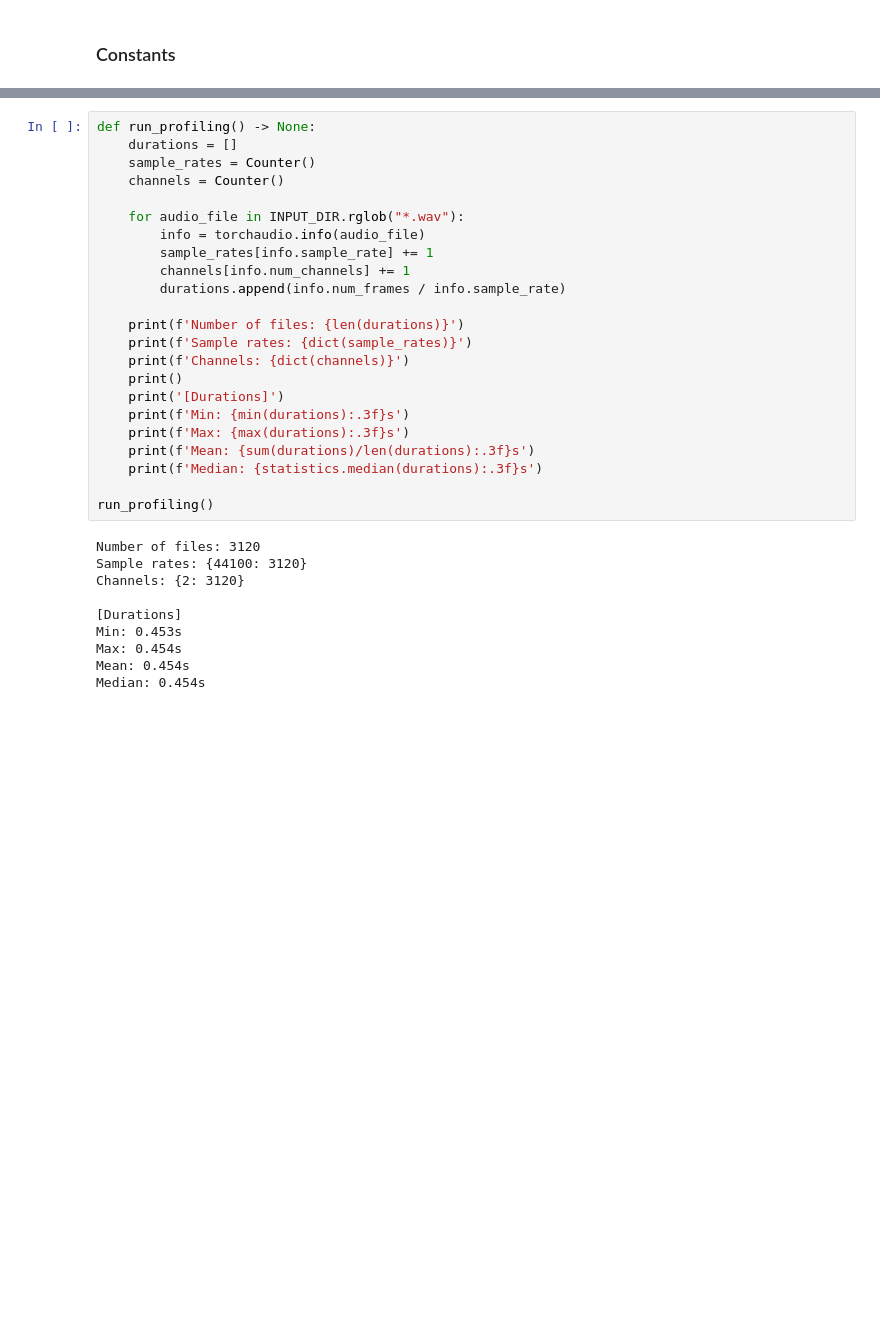
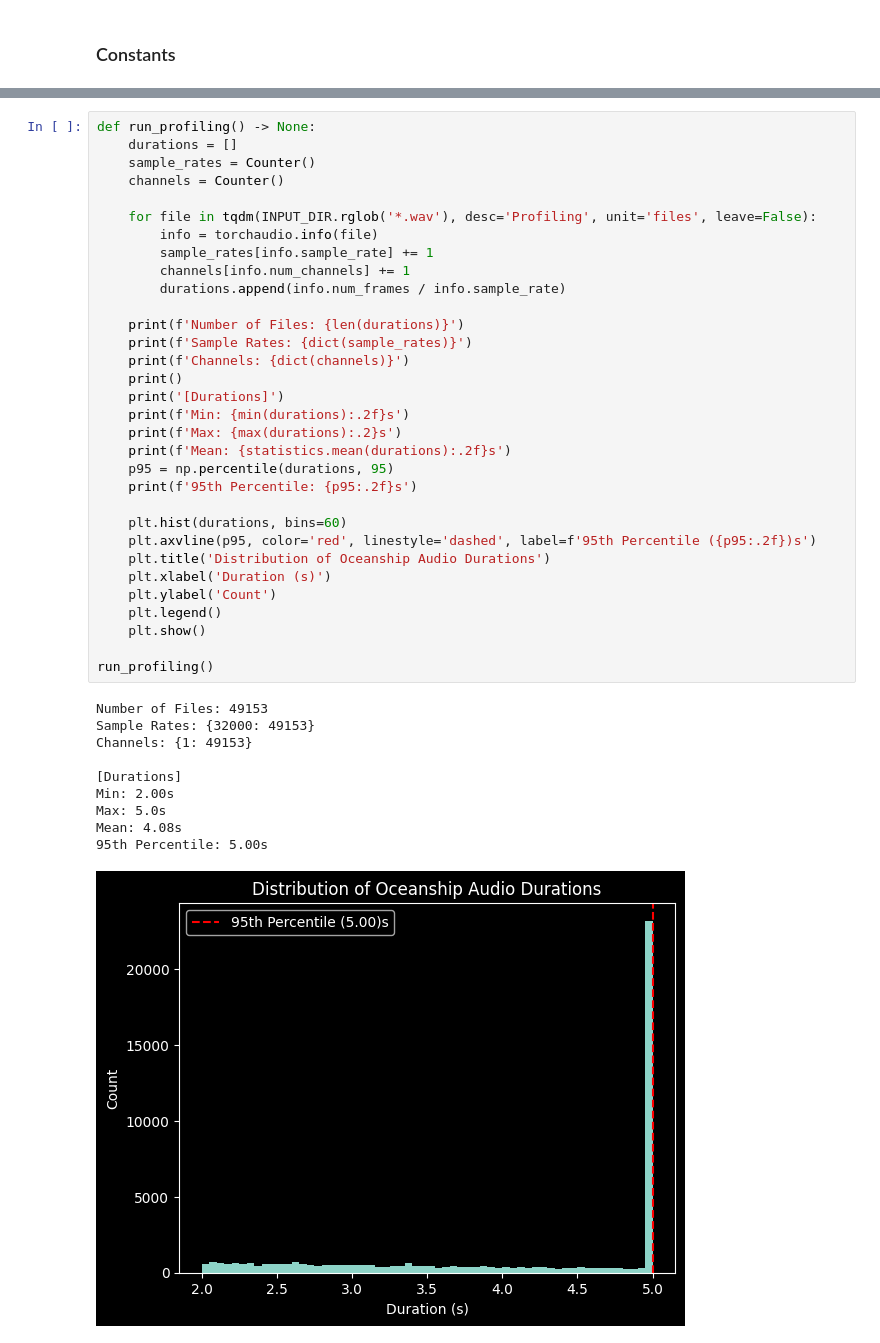
Before and after one commit to jackr03/bio-inspired-sonar-for-underwater-object-detection, a Jupyter notebook: notebooks/phase3/exploration.ipynb, the cells around one changed output, grey strips where cells are left out. Saved outputs shown, nothing was run; the diff lists cells and outputs as text; blank space fills up the shorter version.

```diff
--- a/notebooks/phase3/exploration.ipynb
+++ b/notebooks/phase3/exploration.ipynb
@@ -25,33 +45,43 @@ INPUT_DIR = Path('../../data/BatvisionV2')
 # %%
 def run_profiling() -> None:
     durations = []
     sample_rates = Counter()
     channels = Counter()
 
-    for audio_file in INPUT_DIR.rglob("*.wav"):
-        info = torchaudio.info(audio_file)
+    for file in tqdm(INPUT_DIR.rglob('*.wav'), desc='Profiling', unit='files', leave=False):
+        info = torchaudio.info(file)
         sample_rates[info.sample_rate] += 1
         channels[info.num_channels] += 1
         durations.append(info.num_frames / info.sample_rate)
 
-    print(f'Number of files: {len(durations)}')
-    print(f'Sample rates: {dict(sample_rates)}')
+    print(f'Number of Files: {len(durations)}')
+    print(f'Sample Rates: {dict(sample_rates)}')
     print(f'Channels: {dict(channels)}')
     print()
     print('[Durations]')
-    print(f'Min: {min(durations):.3f}s')
-    print(f'Max: {max(durations):.3f}s')
-    print(f'Mean: {sum(durations)/len(durations):.3f}s')
-    print(f'Median: {statistics.median(durations):.3f}s')
+    print(f'Min: {min(durations):.2f}s')
+    print(f'Max: {max(durations):.2}s')
+    print(f'Mean: {statistics.mean(durations):.2f}s')
+    p95 = np.percentile(durations, 95)
+    print(f'95th Percentile: {p95:.2f}s')
+
+    plt.hist(durations, bins=60)
+    plt.axvline(p95, color='red', linestyle='dashed', label=f'95th Percentile ({p95:.2f})s')
+    plt.title('Distribution of Oceanship Audio Durations')
+    plt.xlabel('Duration (s)')
+    plt.ylabel('Count')
+    plt.legend()
+    plt.show()
 
 run_profiling()
 # %% [output]
-Number of files: 3120
-Sample rates: {44100: 3120}
-Channels: {2: 3120}
+Number of Files: 49153
+Sample Rates: {32000: 49153}
+Channels: {1: 49153}
 
 [Durations]
-Min: 0.453s
-Max: 0.454s
-Mean: 0.454s
-Median: 0.454s
+Min: 2.00s
+Max: 5.0s
+Mean: 4.08s
+95th Percentile: 5.00s
+[figure, added]
```
Also changed, not shown: parts of 13 cells of this notebook, 10 other files.
